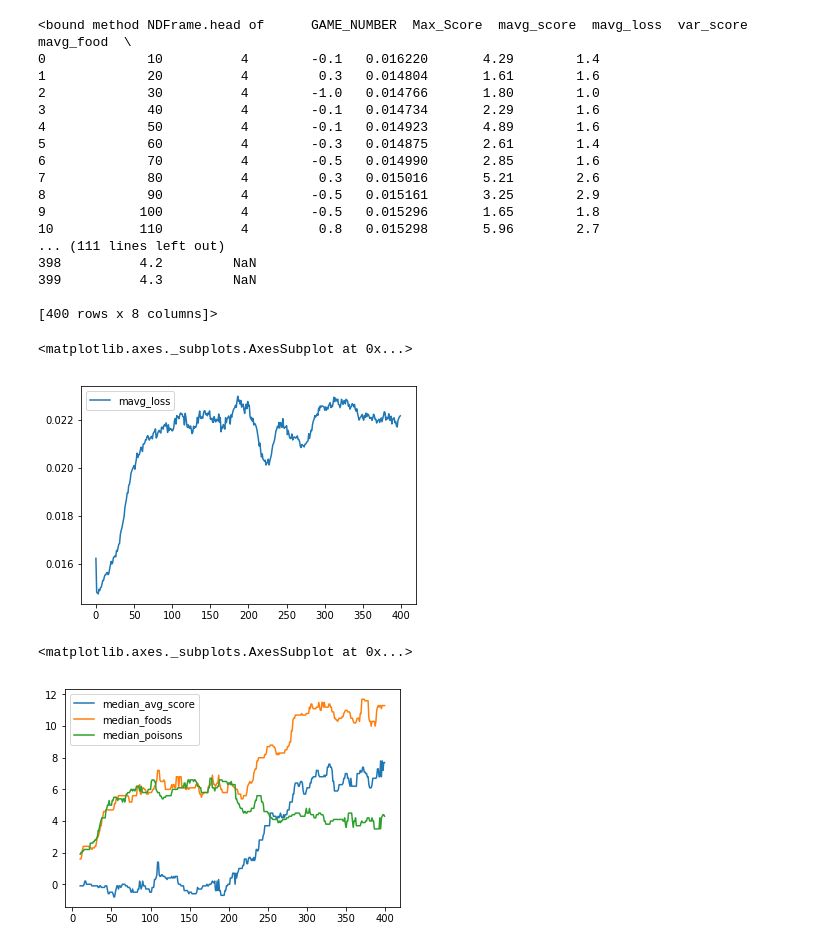
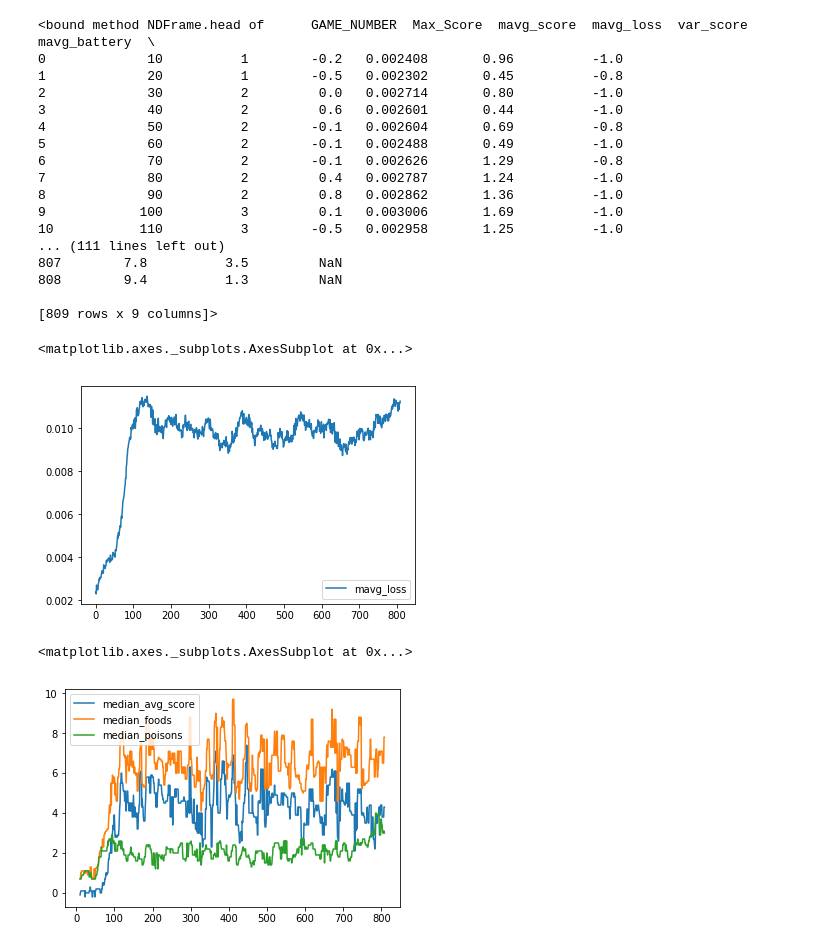
Before and after one commit to kaiolae/dfp_banana, a Jupyter notebook: Direct-Future-Prediction-Keras/notebooks/Show-training-progress.ipynb, the cells around one changed output. Saved outputs shown, nothing was run; the diff lists cells and outputs as text; code cells hidden in the pictures.

```diff
--- a/Direct-Future-Prediction-Keras/notebooks/Show-training-progress.ipynb
+++ b/Direct-Future-Prediction-Keras/notebooks/Show-training-progress.ipynb
@@ -1,41 +1,42 @@
 # %%
 import pandas as pd
-training_dir = "../june17_testing_none_agnostic_more_3/"
+training_dir = "../june27_battery_sparse1_agnostic_battery_limit_on/"
 training_data = training_dir+"/dfp_stats.txt"
 data = pd.read_csv(training_data, sep=" ")
 # %%
 data.head
 # %% [output]
-<bound method NDFrame.head of      GAME_NUMBER  Max_Score  mavg_score  mavg_loss  var_score  mavg_food  \
-0             10          4        -0.1   0.016220       4.29        1.4
-1             20          4         0.3   0.014804       1.61        1.6
-2             30          4        -1.0   0.014766       1.80        1.0
-3             40          4        -0.1   0.014734       2.29        1.6
-4             50          4        -0.1   0.014923       4.89        1.6
-5             60          4        -0.3   0.014875       2.61        1.4
-6             70          4        -0.5   0.014990       2.85        1.6
-7             80          4         0.3   0.015016       5.21        2.6
-8             90          4        -0.5   0.015161       3.25        2.9
-9            100          4        -0.5   0.015296       1.65        1.8
-10           110          4         0.8   0.015298       5.96        2.7
+<bound method NDFrame.head of      GAME_NUMBER  Max_Score  mavg_score  mavg_loss  var_score  mavg_battery  \
+0             10          1        -0.2   0.002408       0.96          -1.0
+1             20          1        -0.5   0.002302       0.45          -0.8
+2             30          2         0.0   0.002714       0.80          -1.0
+3             40          2         0.6   0.002601       0.44          -1.0
+4             50          2        -0.1   0.002604       0.69          -0.8
+5             60          2        -0.1   0.002488       0.49          -1.0
+6             70          2        -0.1   0.002626       1.29          -0.8
+7             80          2         0.4   0.002787       1.24          -1.0
+8             90          2         0.8   0.002862       1.36          -1.0
+9            100          3         0.1   0.003006       1.69          -1.0
+10           110          3        -0.5   0.002958       1.25          -1.0
 ... (111 lines left out)
-398          4.2         NaN
-399          4.3         NaN
+807        7.8          3.5         NaN
+808        9.4          1.3         NaN
 
-[400 rows x 8 columns]>
+[809 rows x 9 columns]>
 # %%
 #Loss: not going anywhere! maybe due to the data changing as policy changes
 data[['mavg_loss']].plot()
 # %% [output]
 <matplotlib.axes._subplots.AxesSubplot at 0x...>
-[figure, old version]
+[figure, new version]
 # %%
 #That looks promising. Initially, food and poison increases.
 #Later, only food keeps increasing.
 data['median_avg_score']= data['mavg_score'].rolling(11).median()
 data['median_foods']= data['mavg_food'].rolling(11).median()
 data['median_poisons']= data['mavg_poison'].rolling(11).median()
+data['median_battery']= data['mavg_battery'].rolling(11).median()
 data[['median_avg_score', 'median_foods', 'median_poisons']].plot()
 # %% [output]
 <matplotlib.axes._subplots.AxesSubplot at 0x...>
-[figure, old version]
+[figure, new version]
```
Also changed, not shown: parts of 2 cells of this notebook, 5 other files.
